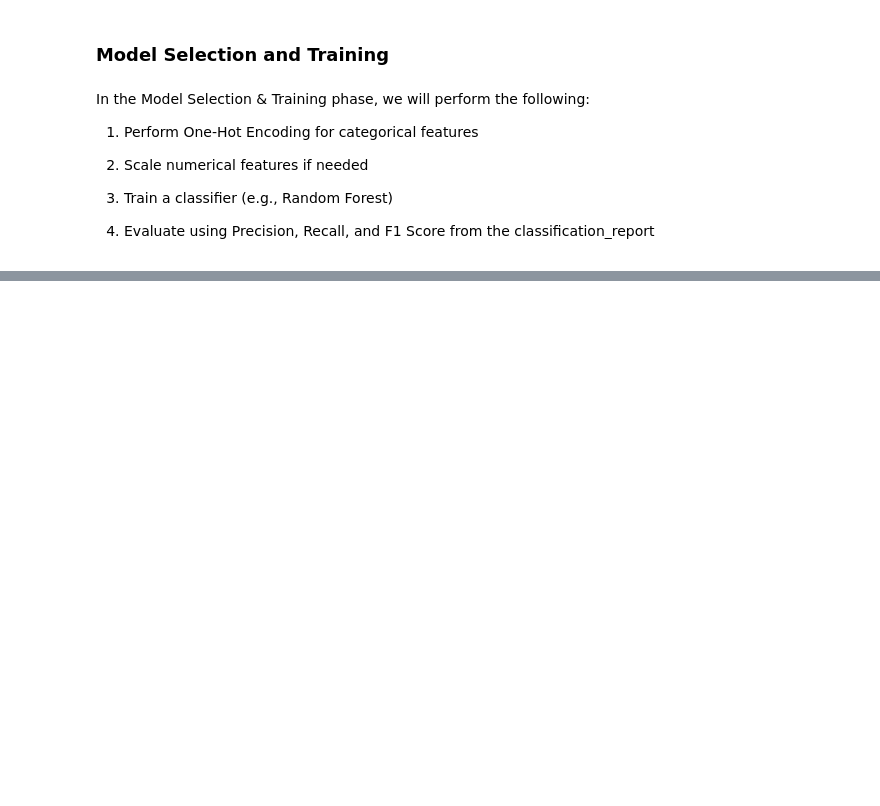
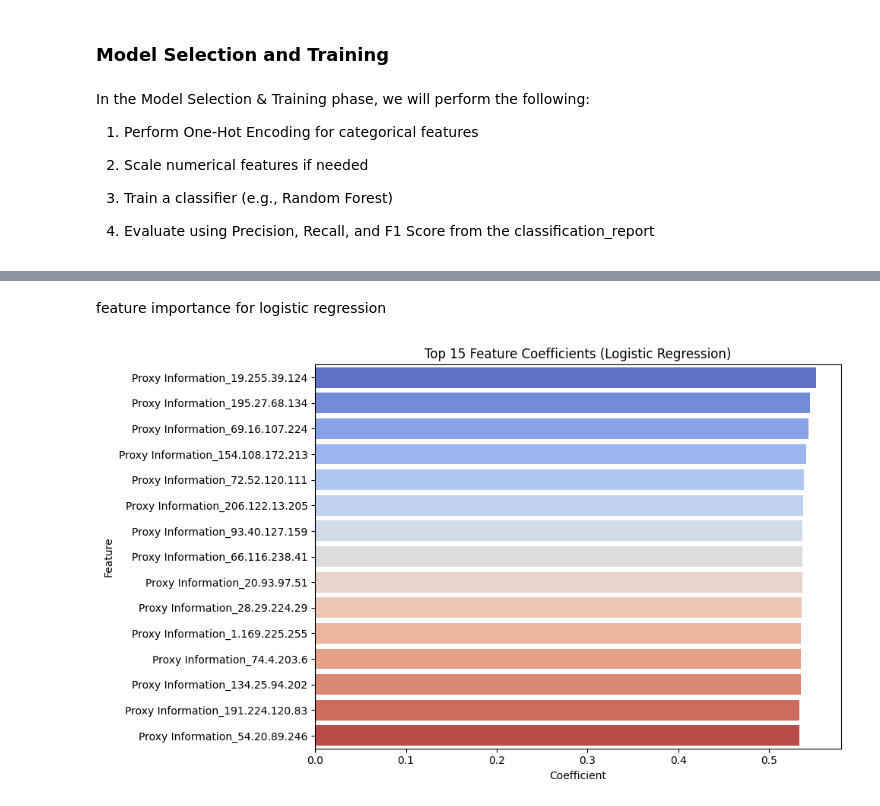
Before and after one commit to aminayusif/Intrudex, a Jupyter notebook: CyberGuard_Machine_Learning_for_Cyberattack_Detection_and_Classification.ipynb, the cells around one changed output, grey strips where cells are left out. Drawn from its saved outputs; the diff is of its cells as text; code cells hidden in the pictures; blank space fills up the shorter version.

```diff
--- a/CyberGuard_Machine_Learning_for_Cyberattack_Detection_and_Classification.ipynb
+++ b/CyberGuard_Machine_Learning_for_Cyberattack_Detection_and_Classification.ipynb
@@ -564,0 +588,60 @@ TypeError: Sparse data was passed for X, but dense data is required. Use '.toarr
+# %% [markdown]
+feature importance for logistic regression
+# %%
+from sklearn.linear_model import LogisticRegression
+import numpy as np
+import pandas as pd
+import matplotlib.pyplot as plt
+import seaborn as sns
+from sklearn.preprocessing import OneHotEncoder, StandardScaler
+from sklearn.compose import ColumnTransformer
+from sklearn.pipeline import Pipeline
+
+# Identify feature types (assuming X_train is already defined from previous cells)
+numeric_features = X_train.select_dtypes(include=['int64', 'float64', 'int32']).columns.tolist()
+categorical_features = X_train.select_dtypes(include=['object', 'category']).columns.tolist()
+
+# Preprocessing pipeline (ensure it's defined or use the one from previous cells)
+preprocessor = ColumnTransformer(
+    transformers=[
+        ('num', StandardScaler(), numeric_features),
+        ('cat', OneHotEncoder(handle_unknown='ignore'), categorical_features)
+    ],
+    remainder='passthrough' # Keep other columns that are not numeric or categorical
+)
+
+# Create a pipeline with the preprocessor and Logistic Regression model
+pipeline_lr = Pipeline(steps=[
+    ('preprocessor', preprocessor),
+    ('classifier', LogisticRegression(max_iter=1000, random_state=42))
+])
+
+# Fit the pipeline
+pipeline_lr.fit(X_train, y_train)
+
+# Get the fitted Logistic Regression model from the pipeline
+lr_model = pipeline_lr.named_steps['classifier']
+
+# Get coefficients
+coefficients = lr_model.coef_[0]
+
+# Get feature names after preprocessing
+# This requires getting the feature names from the one-hot encoder within the preprocessor
+ohe_feature_names = pipeline_lr.named_steps['preprocessor'].named_transformers_['cat'].get_feature_names_out(categorical_features)
+passthrough_features = [col for col in X_train.columns if col not in numeric_features + categorical_features]
+all_feature_names = list(numeric_features) + list(ohe_feature_names) + list(passthrough_features)
+
+
+# Create a DataFrame
+coef_df = pd.DataFrame({'Feature': all_feature_names, 'Coefficient': coefficients})
+coef_df['AbsCoefficient'] = coef_df['Coefficient'].abs()
+coef_df = coef_df.sort_values(by='AbsCoefficient', ascending=False)
+
+# Plot
+plt.figure(figsize=(10, 6))
+sns.barplot(x='Coefficient', y='Feature', data=coef_df.head(15), palette='coolwarm')
+plt.title('Top 15 Feature Coefficients (Logistic Regression)')
+plt.tight_layout()
+plt.show()
+# %% [output]
+[figure, added]
```
Also changed, not shown: parts of 23 cells of this notebook.
